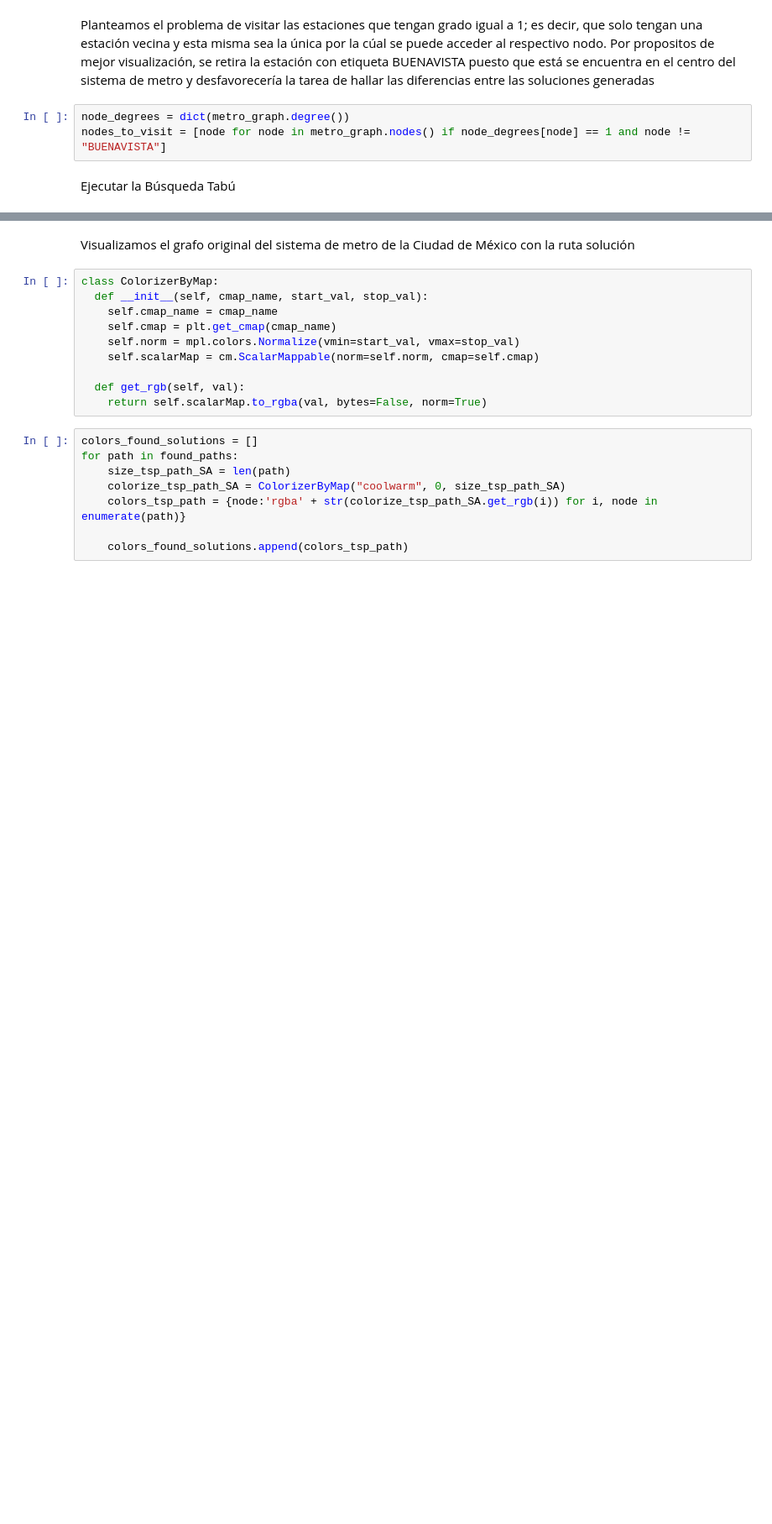
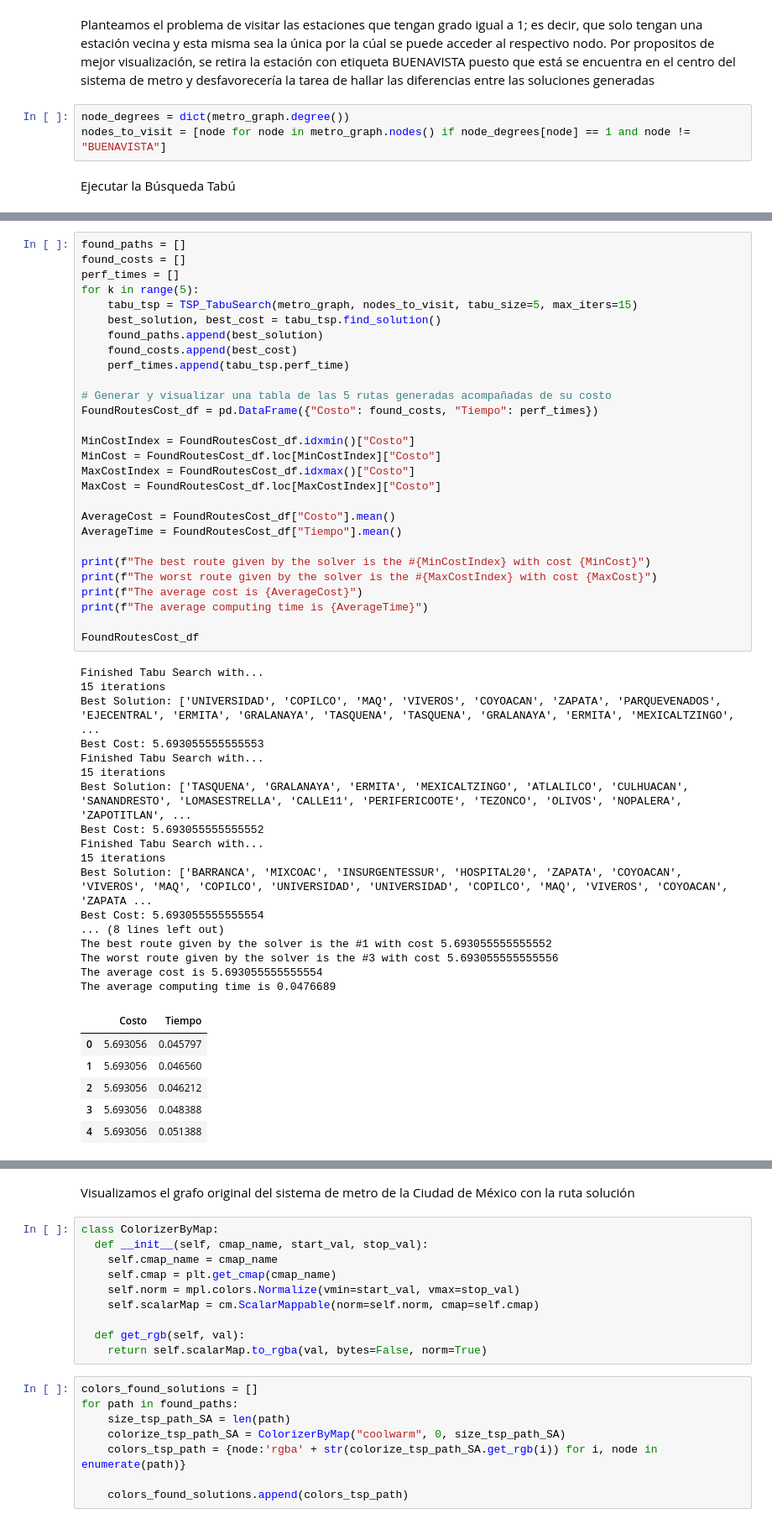
Before and after one commit to FedeSS99/MCE-TSP-Optimizacion, a Jupyter notebook: code/notebooks/06_Solucionador_Tabu_TSP.ipynb, the cells around one changed output, grey strips where cells are left out. Shown: that part at 84% size. Cells and saved outputs as stored; diff of their text form; blank space fills up the shorter version.

```diff
--- a/code/notebooks/06_Solucionador_Tabu_TSP.ipynb
+++ b/code/notebooks/06_Solucionador_Tabu_TSP.ipynb
@@ -255,0 +256,52 @@ The average computing time is 0.03086436
+# %%
+found_paths = []
+found_costs = []
+perf_times = []
+for k in range(5):
+    tabu_tsp = TSP_TabuSearch(metro_graph, nodes_to_visit, tabu_size=5, max_iters=15)
+    best_solution, best_cost = tabu_tsp.find_solution()
+    found_paths.append(best_solution)
+    found_costs.append(best_cost)
+    perf_times.append(tabu_tsp.perf_time)
+
+# Generar y visualizar una tabla de las 5 rutas generadas acompañadas de su costo
+FoundRoutesCost_df = pd.DataFrame({"Costo": found_costs, "Tiempo": perf_times})
+
+MinCostIndex = FoundRoutesCost_df.idxmin()["Costo"]
+MinCost = FoundRoutesCost_df.loc[MinCostIndex]["Costo"]
+MaxCostIndex = FoundRoutesCost_df.idxmax()["Costo"]
+MaxCost = FoundRoutesCost_df.loc[MaxCostIndex]["Costo"]
+
+AverageCost = FoundRoutesCost_df["Costo"].mean()
+AverageTime = FoundRoutesCost_df["Tiempo"].mean()
+
+print(f"The best route given by the solver is the #{MinCostIndex} with cost {MinCost}")
+print(f"The worst route given by the solver is the #{MaxCostIndex} with cost {MaxCost}")
+print(f"The average cost is {AverageCost}")
+print(f"The average computing time is {AverageTime}")
+
+FoundRoutesCost_df
+# %% [output]
+Finished Tabu Search with...
+15 iterations
+Best Solution: ['UNIVERSIDAD', 'COPILCO', 'MAQ', 'VIVEROS', 'COYOACAN', 'ZAPATA', 'PARQUEVENADOS', 'EJECENTRAL', 'ERMITA', 'GRALANAYA', 'TASQUENA', 'TASQUENA', 'GRALANAYA', 'ERMITA', 'MEXICALTZINGO',  ...
+Best Cost: 5.693055555555553
+Finished Tabu Search with...
+15 iterations
+Best Solution: ['TASQUENA', 'GRALANAYA', 'ERMITA', 'MEXICALTZINGO', 'ATLALILCO', 'CULHUACAN', 'SANANDRESTO', 'LOMASESTRELLA', 'CALLE11', 'PERIFERICOOTE', 'TEZONCO', 'OLIVOS', 'NOPALERA', 'ZAPOTITLAN', ...
+Best Cost: 5.693055555555552
+Finished Tabu Search with...
+15 iterations
+Best Solution: ['BARRANCA', 'MIXCOAC', 'INSURGENTESSUR', 'HOSPITAL20', 'ZAPATA', 'COYOACAN', 'VIVEROS', 'MAQ', 'COPILCO', 'UNIVERSIDAD', 'UNIVERSIDAD', 'COPILCO', 'MAQ', 'VIVEROS', 'COYOACAN', 'ZAPATA ...
+Best Cost: 5.693055555555554
+... (8 lines left out)
+The best route given by the solver is the #1 with cost 5.693055555555552
+The worst route given by the solver is the #3 with cost 5.693055555555556
+The average cost is 5.693055555555554
+The average computing time is 0.0476689
+|  | Costo | Tiempo |
+| 0 | 5.693056 | 0.045797 |
+| 1 | 5.693056 | 0.046560 |
+| 2 | 5.693056 | 0.046212 |
+| 3 | 5.693056 | 0.048388 |
+| 4 | 5.693056 | 0.051388 |
```
Also changed, not shown: parts of 2 cells of this notebook.
